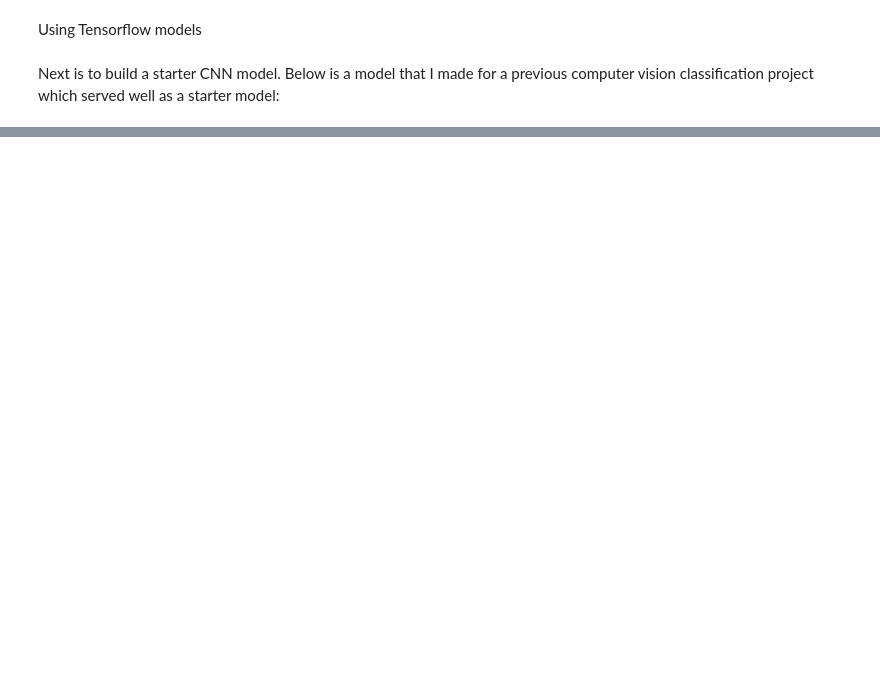
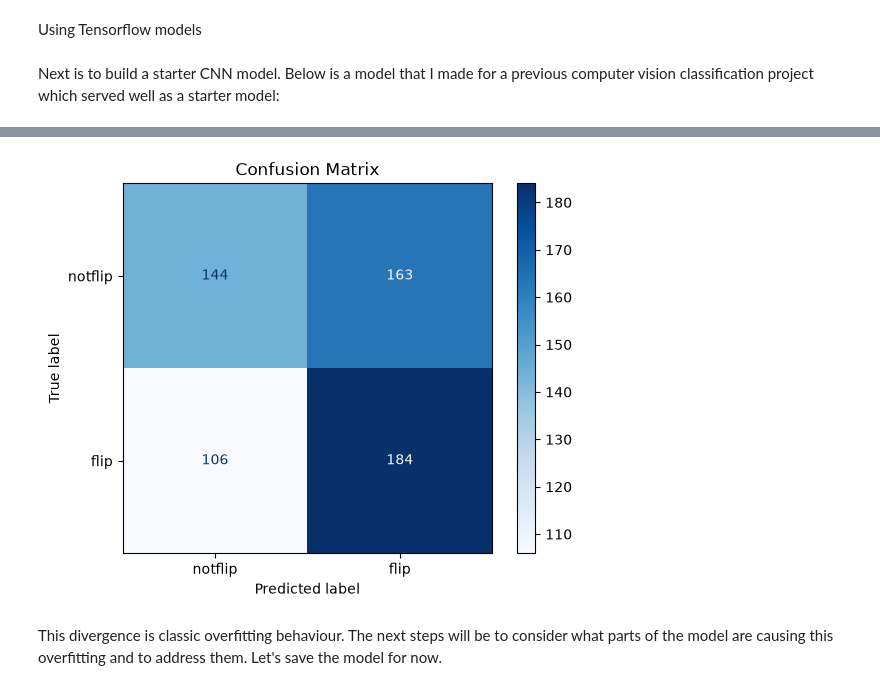
Before and after one commit to cameroncochrane/gejIeSjwpDqobLkc, a Jupyter notebook: notebooks/SFM_NB_3.ipynb, the cells around one changed output, grey strips where cells are left out. Drawn from its saved outputs; the diff is of its cells as text; code cells hidden in the pictures; blank space fills up the shorter version.

```diff
--- a/notebooks/SFM_NB_3.ipynb
+++ b/notebooks/SFM_NB_3.ipynb
@@ -37,3 +47,10 @@ Generate a validation set (make sure it is random):
 from sklearn.model_selection import train_test_split
 
 X_train, X_val, y_train, y_val = train_test_split(X_train, y_train, test_size=0.2, stratify=y_train)
+
+for name in ["X_train", "X_val", "y_train", "y_val", "X_test", "y_test"]:
+    value = globals()[name]
+    if hasattr(value, "shape"):
+        print(f"{name}: {value.shape}")
+    else:
+        print(f"{name}: {type(value)}")
@@ -131,0 +199,62 @@ KeyboardInterrupt:
+# %%
+from sklearn.metrics import confusion_matrix, classification_report, f1_score, ConfusionMatrixDisplay
+
+def evaluate_model(model, X_test, y_test, class_names=("Class 0", "Class 1")):
+    """
+    Evaluate a trained Keras model on test data, printing loss/metrics,
+    classification report, F1-score, and displaying a confusion matrix.
+
+    Parameters
+    ----------
+    model : keras.Model
+        Trained Keras model to evaluate.
+    X_test : np.ndarray
+        Test features.
+    y_test : np.ndarray
+        Test labels (integer-encoded, not one-hot).
+    class_names : tuple of str
+        Names for the classes, used in the confusion matrix display.
+
+    Returns
+    -------
+    dict
+        Dictionary containing test loss, accuracy, f1_score (macro),
+        and the confusion matrix.
+    """
+    # One-hot encode y_test for model.evaluate
+    y_test_cat = tf.keras.utils.to_categorical(y_test, num_classes=len(class_names))
+
+    # Evaluate using Keras built-in metrics
+    results = model.evaluate(X_test, y_test_cat, verbose=0)
+    metric_names = model.metrics_names
+    print("Test set evaluation:")
+    for name, value in zip(metric_names, results):
+        print(f"  {name}: {value}")
+
+    # Predictions
+    y_pred_probs = model.predict(X_test)
+    y_pred = y_pred_probs.argmax(axis=1)
+
+    # Classification report
+    print("\nClassification Report:")
+    print(classification_report(y_test, y_pred, target_names=class_names))
+
+    # F1-score (macro)
+    macro_f1 = f1_score(y_test, y_pred, average="macro")
+    print(f"Macro F1-score: {macro_f1:.4f}")
+
+    # Confusion matrix
+    cm = confusion_matrix(y_test, y_pred)
+    disp = ConfusionMatrixDisplay(confusion_matrix=cm, display_labels=class_names)
+    disp.plot(cmap="Blues")
+    plt.title("Confusion Matrix")
+    plt.show()
+
+    return {
+        "test_loss_metrics": dict(zip(metric_names, results)),
+        "macro_f1": macro_f1,
+        "confusion_matrix": cm
+    }
+
+eval_results = evaluate_model(model_1, X_test, y_test, class_names=('notflip', 'flip'))
+# %% [output]
@@ -131,0 +277,3 @@ KeyboardInterrupt:
+[figure, added]
+# %% [markdown]
+This divergence is classic overfitting behaviour. The next steps will be to consider what parts of the model are causing this overfitting and to address them. Let's save the model for now.
```
Also changed, not shown: parts of 12 cells of this notebook, 3 other files.
